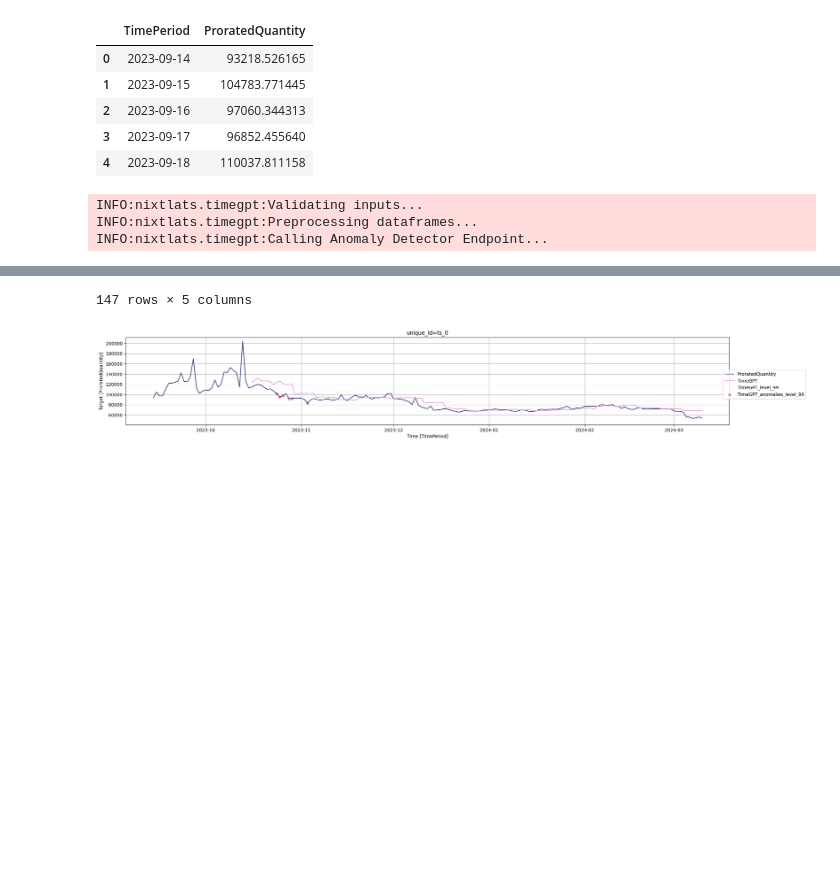
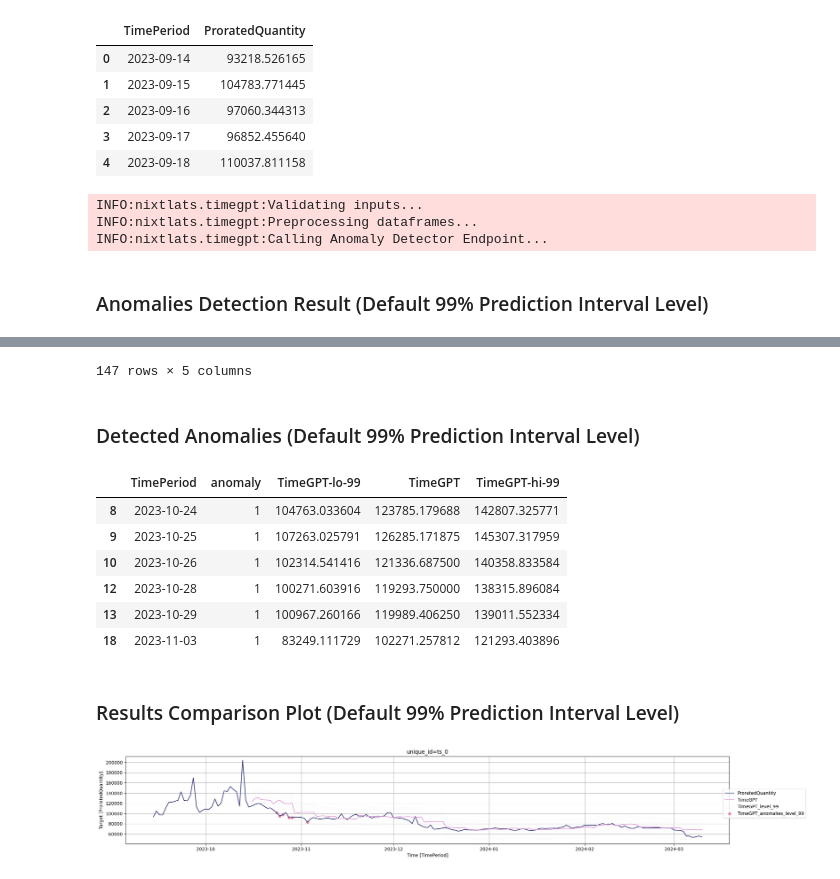
Before and after one commit to hawkjosh/timegptExplore, a Jupyter notebook: notebooks/billing2.ipynb, the cells around one changed output, grey strips where cells are left out. Drawn from its saved outputs; the diff is of its cells as text; code cells hidden in the pictures; blank space fills up the shorter version.

```diff
--- a/notebooks/billing2.ipynb
+++ b/notebooks/billing2.ipynb
@@ -58,17 +62,28 @@ display(df.head())
 | 4 | 2023-09-18 | 110037.811158 |
 # %%
 # Run anomaly detection model, plot results compared with original data (default prediction interval level is 99)
+
 dfAnoms = timegpt.detect_anomalies(
     df, time_col="TimePeriod", target_col="ProratedQuantity", freq="D"
 )
 
-plot = timegpt.plot(
+dfAnomsOnly = dfAnoms[dfAnoms["anomaly"] == 1]
+
+plotAnoms = timegpt.plot(
     df, dfAnoms, time_col="TimePeriod", target_col="ProratedQuantity"
 )
 
-display(dfAnoms, plot)
+display(
+    Markdown("### Anomalies Detection Result (Default 99% Prediction Interval Level)"),
+    dfAnoms,
+    Markdown("### Detected Anomalies (Default 99% Prediction Interval Level)"),
+    dfAnomsOnly,
+    Markdown("### Results Comparison Plot (Default 99% Prediction Interval Level)"),
+    plotAnoms,
+)
 # %% [output]
 INFO:nixtlats.timegpt:Validating inputs...
 INFO:nixtlats.timegpt:Preprocessing dataframes...
 INFO:nixtlats.timegpt:Calling Anomaly Detector Endpoint...
+### Anomalies Detection Result (Default 99% Prediction Interval Level)
 |  | TimePeriod | anomaly | TimeGPT-lo-99 | TimeGPT | TimeGPT-hi-99 |
@@ -86,2 +101,11 @@ INFO:nixtlats.timegpt:Calling Anomaly Detector Endpoint...
 147 rows × 5 columns
+### Detected Anomalies (Default 99% Prediction Interval Level)
+|  | TimePeriod | anomaly | TimeGPT-lo-99 | TimeGPT | TimeGPT-hi-99 |
+| 8 | 2023-10-24 | 1 | 104763.033604 | 123785.179688 | 142807.325771 |
+| 9 | 2023-10-25 | 1 | 107263.025791 | 126285.171875 | 145307.317959 |
+| 10 | 2023-10-26 | 1 | 102314.541416 | 121336.687500 | 140358.833584 |
+| 12 | 2023-10-28 | 1 | 100271.603916 | 119293.750000 | 138315.896084 |
+| 13 | 2023-10-29 | 1 | 100967.260166 | 119989.406250 | 139011.552334 |
+| 18 | 2023-11-03 | 1 | 83249.111729 | 102271.257812 | 121293.403896 |
+### Results Comparison Plot (Default 99% Prediction Interval Level)
 [figure]
```
Also changed, not shown: parts of 18 cells of this notebook, 12 other files.
